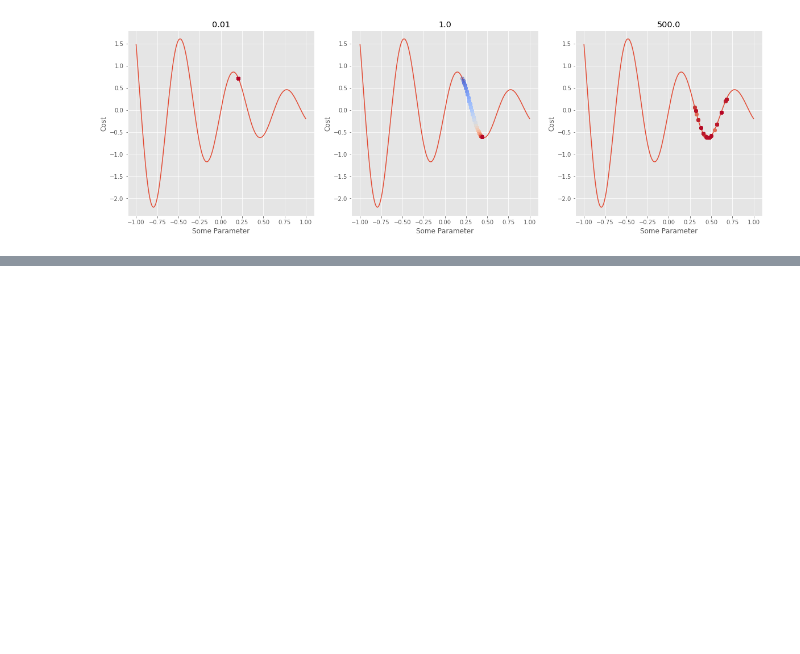
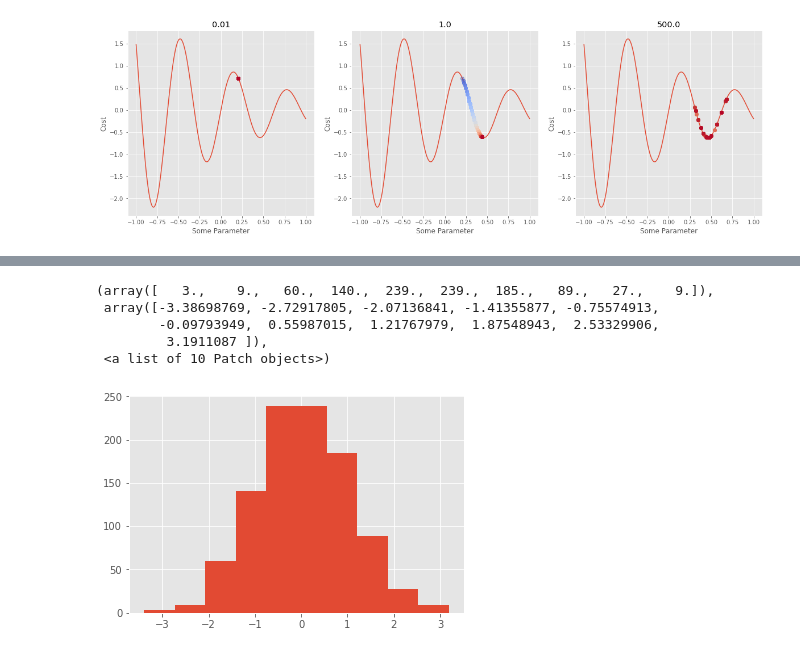
Before and after one commit to goddoe/CADL, a Jupyter notebook: session-2/practice_lecture_2.ipynb, the cells around one changed output, grey strips where cells are left out. Cells and saved outputs as stored; diff of their text form; code cells hidden in the pictures; blank space fills up the shorter version.

Commit message:
session 2 progressing

```diff
--- a/session-2/practice_lecture_2.ipynb
+++ b/session-2/practice_lecture_2.ipynb
@@ -94,0 +102,11 @@ xs = np.linspace(3)
+# %%
+sess = tf.InteractiveSession()
+n = tf.random_normal([1000],mean = 0, stddev=1.0, dtype=tf.float32).eval()
+plt.hist(n)
+# %% [output]
+(array([   3.,    9.,   60.,  140.,  239.,  239.,  185.,   89.,   27.,    9.]),
+ array([-3.38698769, -2.72917805, -2.07136841, -1.41355877, -0.75574913,
+        -0.09793949,  0.55987015,  1.21767979,  1.87548943,  2.53329906,
+         3.1911087 ]),
+ <a list of 10 Patch objects>)
+[figure, added]
```
Also changed, not shown: parts of 24 cells of this notebook.
